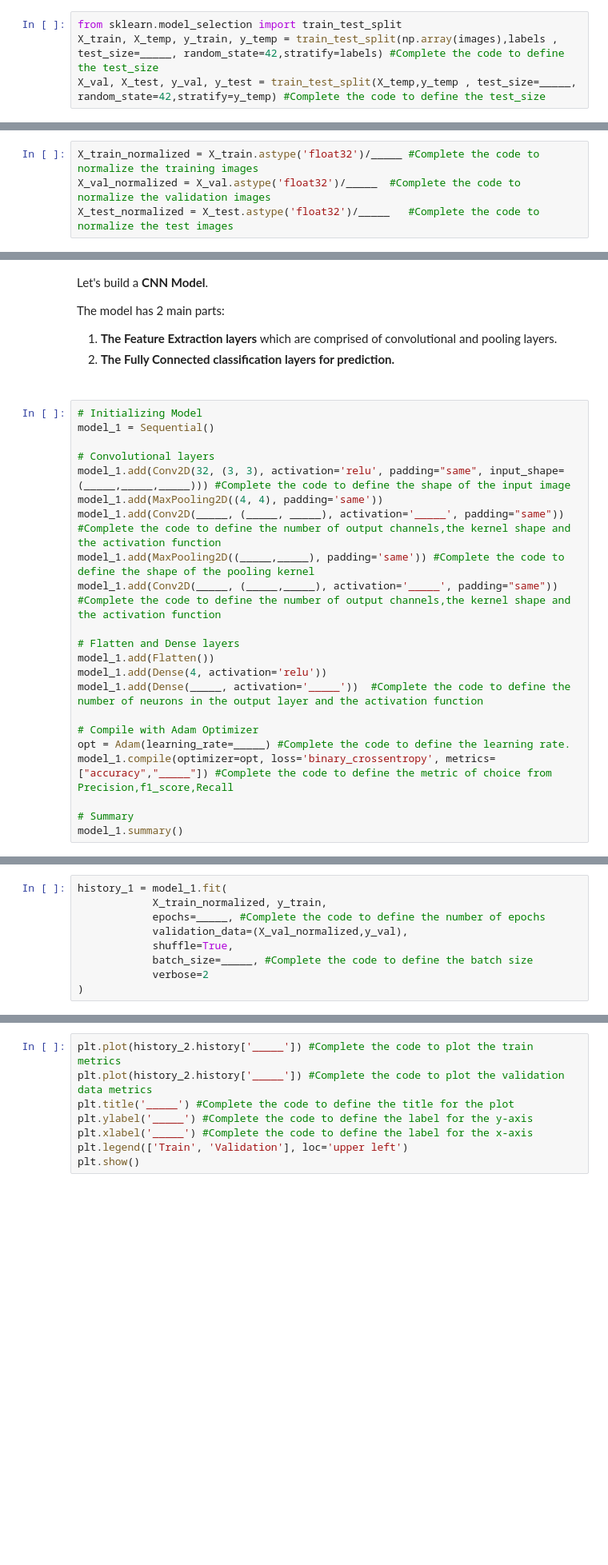
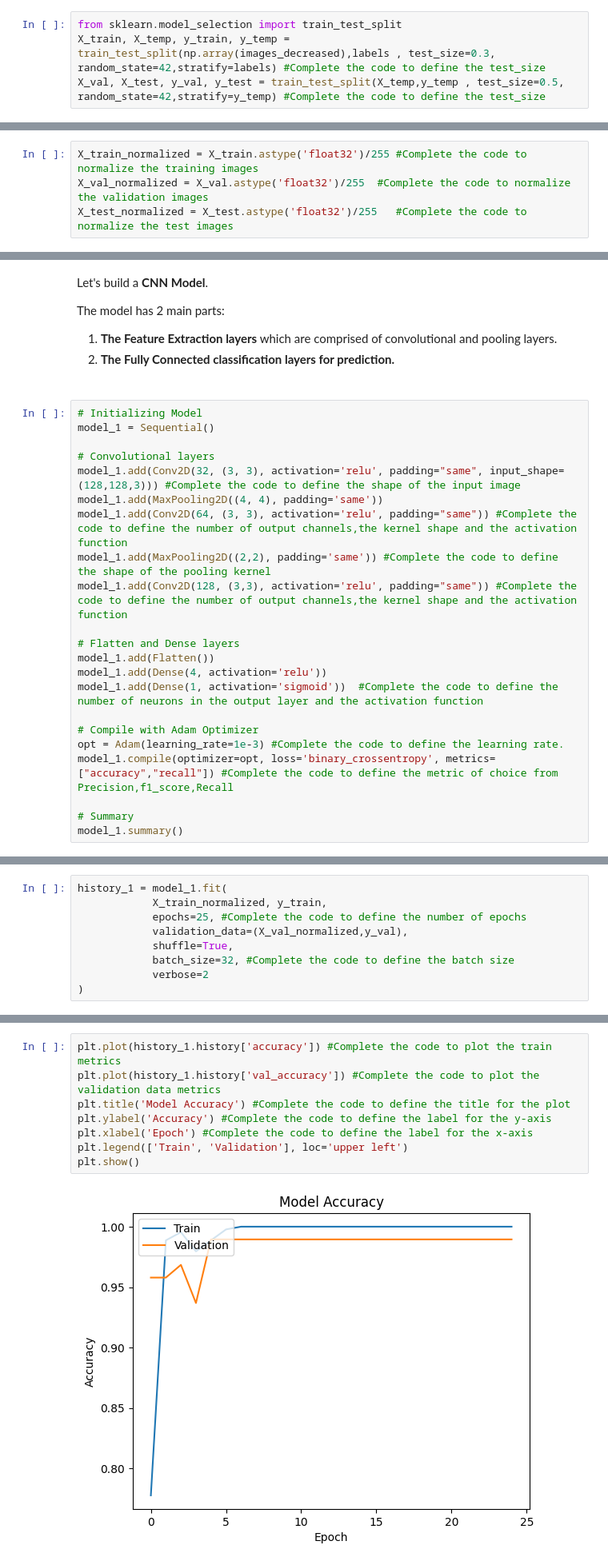
Before and after one commit to tinkle21/CNN-ImageClassification, a Jupyter notebook: HelmNet_Low_Code-1.ipynb, the cells around one changed output, grey strips where cells are left out. Shown: that part at 80% size. Cells and saved outputs as stored; diff of their text form; blank space fills up the shorter version.

```diff
--- a/HelmNet_Low_Code-1.ipynb
+++ b/HelmNet_Low_Code-1.ipynb
@@ -177,5 +216,5 @@ cv2_imshow(images_gray[n])
 # %%
 from sklearn.model_selection import train_test_split
-X_train, X_temp, y_train, y_temp = train_test_split(np.array(images),labels , test_size=_____, random_state=42,stratify=labels) #Complete the code to define the test_size
-X_val, X_test, y_val, y_test = train_test_split(X_temp,y_temp , test_size=_____, random_state=42,stratify=y_temp) #Complete the code to define the test_size
+X_train, X_temp, y_train, y_temp = train_test_split(np.array(images_decreased),labels , test_size=0.3, random_state=42,stratify=labels) #Complete the code to define the test_size
+X_val, X_test, y_val, y_test = train_test_split(X_temp,y_temp , test_size=0.5, random_state=42,stratify=y_temp) #Complete the code to define the test_size
 # %%
@@ -187,9 +230,9 @@ print(X_test.shape,y_test._____) #Complete the code to print the shape of the te
 # %% [markdown]
 Since the **image pixel values range from 0-255**, our method of normalization here will be **scaling** - we shall **divide all the pixel values by 255 to standardize the images to have values between 0-1.**
 # %%
-X_train_normalized = X_train.astype('float32')/_____ #Complete the code to normalize the training images
-X_val_normalized = X_val.astype('float32')/_____  #Complete the code to normalize the validation images
-X_test_normalized = X_test.astype('float32')/_____   #Complete the code to normalize the test images
+X_train_normalized = X_train.astype('float32')/255 #Complete the code to normalize the training images
+X_val_normalized = X_val.astype('float32')/255  #Complete the code to normalize the validation images
+X_test_normalized = X_test.astype('float32')/255   #Complete the code to normalize the test images
 # %% [markdown]
 # **Model Building**
 # %% [markdown]
@@ -261,20 +304,20 @@ The model has 2 main parts:
 model_1 = Sequential()
 
 # Convolutional layers
-model_1.add(Conv2D(32, (3, 3), activation='relu', padding="same", input_shape=(_____,_____,_____))) #Complete the code to define the shape of the input image
+model_1.add(Conv2D(32, (3, 3), activation='relu', padding="same", input_shape=(128,128,3))) #Complete the code to define the shape of the input image
 model_1.add(MaxPooling2D((4, 4), padding='same'))
-model_1.add(Conv2D(_____, (_____, _____), activation='_____', padding="same")) #Complete the code to define the number of output channels,the kernel shape and the activation function
-model_1.add(MaxPooling2D((_____,_____), padding='same')) #Complete the code to define the shape of the pooling kernel
-model_1.add(Conv2D(_____, (_____,_____), activation='_____', padding="same")) #Complete the code to define the number of output channels,the kernel shape and the activation function
+model_1.add(Conv2D(64, (3, 3), activation='relu', padding="same")) #Complete the code to define the number of output channels,the kernel shape and the activation function
+model_1.add(MaxPooling2D((2,2), padding='same')) #Complete the code to define the shape of the pooling kernel
+model_1.add(Conv2D(128, (3,3), activation='relu', padding="same")) #Complete the code to define the number of output channels,the kernel shape and the activation function
 
 # Flatten and Dense layers
 model_1.add(Flatten())
 model_1.add(Dense(4, activation='relu'))
-model_1.add(Dense(_____, activation='_____'))  #Complete the code to define the number of neurons in the output layer and the activation function
+model_1.add(Dense(1, activation='sigmoid'))  #Complete the code to define the number of neurons in the output layer and the activation function
 
 # Compile with Adam Optimizer
-opt = Adam(learning_rate=_____) #Complete the code to define the learning rate.
-model_1.compile(optimizer=opt, loss='binary_crossentropy', metrics=["accuracy","_____"]) #Complete the code to define the metric of choice from Precision,f1_score,Recall
+opt = Adam(learning_rate=1e-3) #Complete the code to define the learning rate.
+model_1.compile(optimizer=opt, loss='binary_crossentropy', metrics=["accuracy","recall"]) #Complete the code to define the metric of choice from Precision,f1_score,Recall
 
 # Summary
 model_1.summary()
@@ -281,9 +348,9 @@ model_1.summary()
 # %%
 history_1 = model_1.fit(
             X_train_normalized, y_train,
-            epochs=_____, #Complete the code to define the number of epochs
+            epochs=25, #Complete the code to define the number of epochs
             validation_data=(X_val_normalized,y_val),
             shuffle=True,
-            batch_size=_____, #Complete the code to define the batch size
+            batch_size=32, #Complete the code to define the batch size
             verbose=2
 )
@@ -290,8 +375,10 @@ history_1 = model_1.fit(
 # %%
-plt.plot(history_2.history['_____']) #Complete the code to plot the train metrics
-plt.plot(history_2.history['_____']) #Complete the code to plot the validation data metrics
-plt.title('_____') #Complete the code to define the title for the plot
-plt.ylabel('_____') #Complete the code to define the label for the y-axis
-plt.xlabel('_____') #Complete the code to define the label for the x-axis
+plt.plot(history_1.history['accuracy']) #Complete the code to plot the train metrics
+plt.plot(history_1.history['val_accuracy']) #Complete the code to plot the validation data metrics
+plt.title('Model Accuracy') #Complete the code to define the title for the plot
+plt.ylabel('Accuracy') #Complete the code to define the label for the y-axis
+plt.xlabel('Epoch') #Complete the code to define the label for the x-axis
 plt.legend(['Train', 'Validation'], loc='upper left')
 plt.show()
+# %% [output]
+[figure, added]
```
Also changed, not shown: parts of 26 cells of this notebook.
